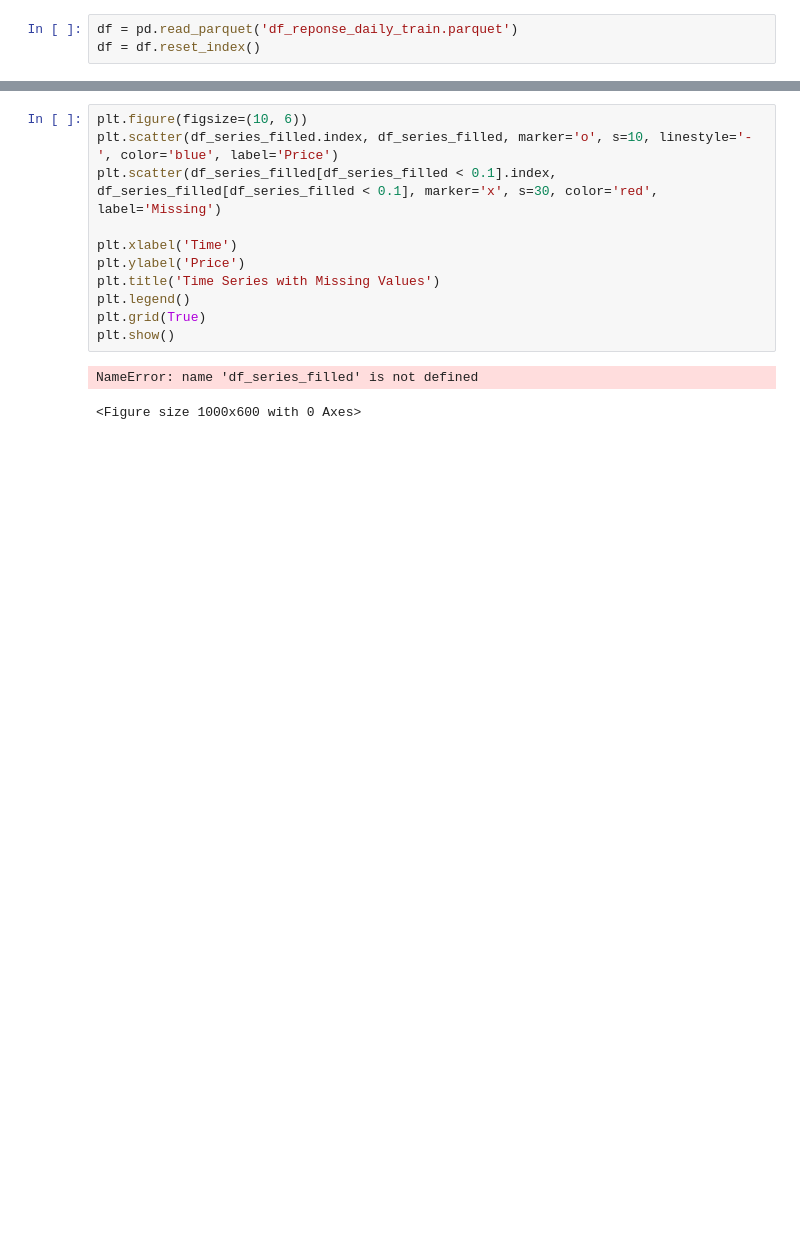
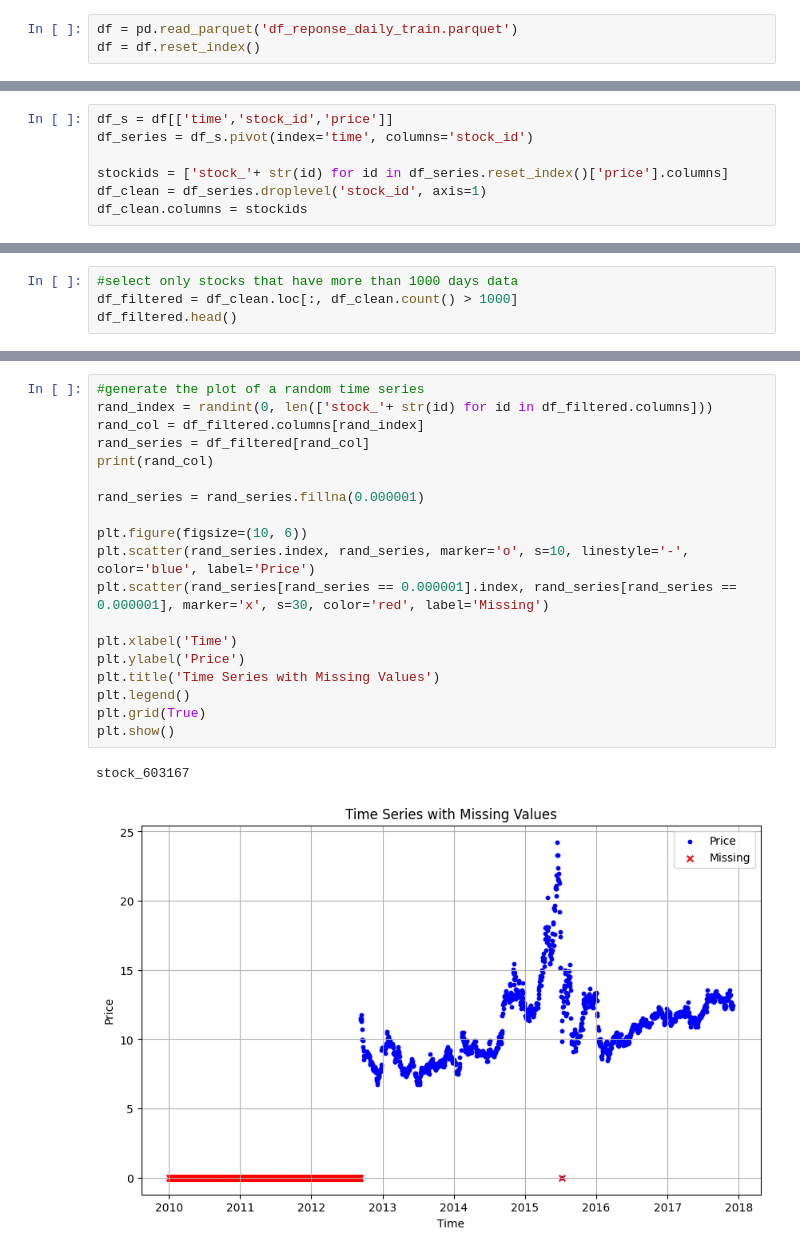
Before and after one commit to cfeif/7032---iTransformer, a Jupyter notebook: dataset/equity/data_process.ipynb, the cells around one changed output, grey strips where cells are left out. Drawn from its saved outputs; the diff is of its cells as text; blank space fills up the shorter version.

```diff
--- a/dataset/equity/data_process.ipynb
+++ b/dataset/equity/data_process.ipynb
@@ -71,0 +9,7 @@ Name: 5, Length: 1923, dtype: float64
+# %%
+df_s = df[['time','stock_id','price']]
+df_series = df_s.pivot(index='time', columns='stock_id')
+
+stockids = ['stock_'+ str(id) for id in df_series.reset_index()['price'].columns]
+df_clean = df_series.droplevel('stock_id', axis=1)
+df_clean.columns = stockids
@@ -71,0 +40,4 @@ Name: 5, Length: 1923, dtype: float64
+# %%
+#select only stocks that have more than 1000 days data
+df_filtered = df_clean.loc[:, df_clean.count() > 1000]
+df_filtered.head()
@@ -72,14 +53,22 @@ Name: 5, Length: 1923, dtype: float64
 # %%
+#generate the plot of a random time series
+rand_index = randint(0, len(['stock_'+ str(id) for id in df_filtered.columns]))
+rand_col = df_filtered.columns[rand_index]
+rand_series = df_filtered[rand_col]
+print(rand_col)
+
+rand_series = rand_series.fillna(0.000001)
+
 plt.figure(figsize=(10, 6))
-plt.scatter(df_series_filled.index, df_series_filled, marker='o', s=10, linestyle='-', color='blue', label='Price')
-plt.scatter(df_series_filled[df_series_filled < 0.1].index, df_series_filled[df_series_filled < 0.1], marker='x', s=30, color='red', label='Missing')
+plt.scatter(rand_series.index, rand_series, marker='o', s=10, linestyle='-', color='blue', label='Price')
+plt.scatter(rand_series[rand_series == 0.000001].index, rand_series[rand_series == 0.000001], marker='x', s=30, color='red', label='Missing')
 
 plt.xlabel('Time')
 plt.ylabel('Price')
 plt.title('Time Series with Missing Values')
 plt.legend()
 plt.grid(True)
 plt.show()
 # %% [output]
-NameError: name 'df_series_filled' is not defined
+stock_603167
-<Figure size 1000x600 with 0 Axes>
+[figure, added]
```
Also changed, not shown: parts of 34 cells of this notebook.
